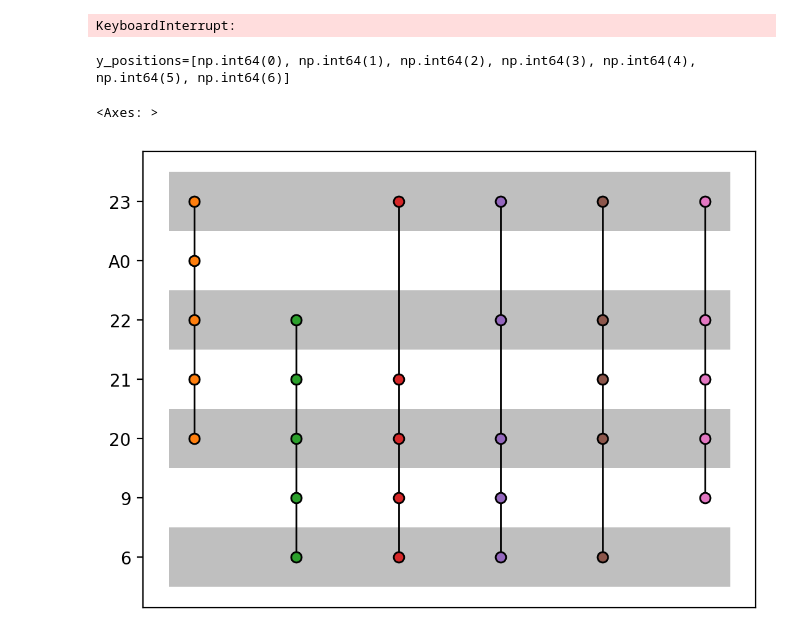
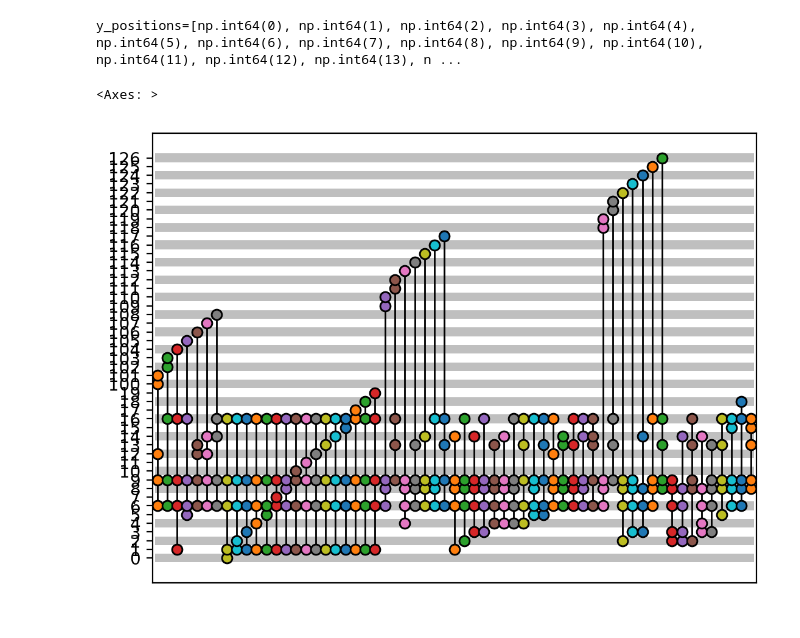
Before and after one commit to BenTward/STATS-547, a Jupyter notebook: ProblemSet4/HypergraphQuestion2.ipynb, the cells around one changed output. Cells and saved outputs as stored; diff of their text form; code cells hidden in the pictures.

```diff
--- a/ProblemSet4/HypergraphQuestion2.ipynb
+++ b/ProblemSet4/HypergraphQuestion2.ipynb
@@ -40,37 +25,19 @@ array([[ 0,  1,  2,  3,  4],
-# %%
-edge_list = []
-nodecount = 0
-max_k = 5
-percentile = 99.99
-
-# Add artificial nodes while maintaining distinct nodes per edge
-for mtype in ['Drezner', 'Wang', 'Taylor']:
-    for order in range(3, max_k + 1):
-        strength, group = multicorrelations(df.values, order=order, mtype=mtype)
-        thresh = np.percentile(strength, percentile)
-        idxs = np.where(strength > thresh)[0]
-
-        for idx in idxs:
-            adjusted_group = list(group[idx])
-            if len(adjusted_group) < max_k:
-                # Add distinct artificial nodes until the group has max_k nodes
-                while len(adjusted_group) < max_k:
-                    artificial_node_name = f"A{nodecount}"
-                    adjusted_group.append(artificial_node_name)  # Append this unique artificial node
-                    nodecount += 1
-
-            edge_list.append(adjusted_group)  # Add the distinct adjusted group to the edge list
-
-# Check the resulting edge list as a DataFrame
-pd.DataFrame(edge_list).head(20)
-# %% [output]
-KeyboardInterrupt:
-# %%
-
-HG = Hypergraph(edge_list)
-draw.incidence_plot(HG, node_labels = 'Names')
-# %% [output]
-y_positions=[np.int64(0), np.int64(1), np.int64(2), np.int64(3), np.int64(4), np.int64(5), np.int64(6)]
-<Axes: >
-[figure, removed]
+# %%
+#Create non-uniform hypergraph by combining everything above.
+all_edges = [edge for sublist in edge_list for edge in sublist]
+
+# My method to make uniform hypergraph
+max_k = 5
+newnodeinit = 100
+for i in range(len(all_edges)):
+    while len(all_edges[i]) < max_k:
+        all_edges[i] = np.append(all_edges[i], newnodeinit)
+        newnodeinit +=1
+
+HG = Hypergraph(all_edges)
+draw.incidence_plot(HG, node_labels = 'Names')
+# %% [output]
+y_positions=[np.int64(0), np.int64(1), np.int64(2), np.int64(3), np.int64(4), np.int64(5), np.int64(6), np.int64(7), np.int64(8), np.int64(9), np.int64(10), np.int64(11), np.int64(12), np.int64(13), n ...
+<Axes: >
+[figure, added]
 # %%
```
Also changed, not shown: parts of 3 cells of this notebook.
